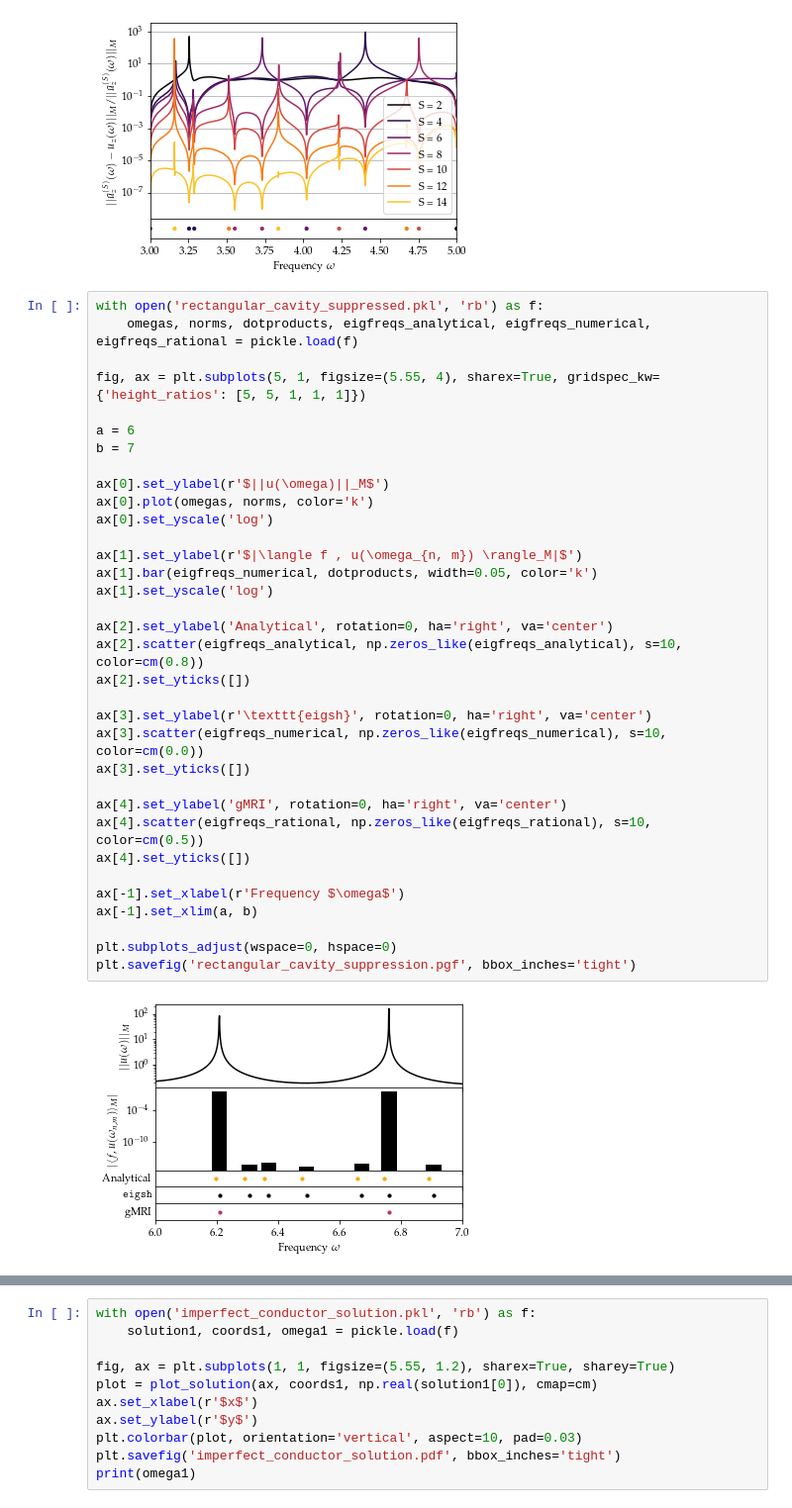
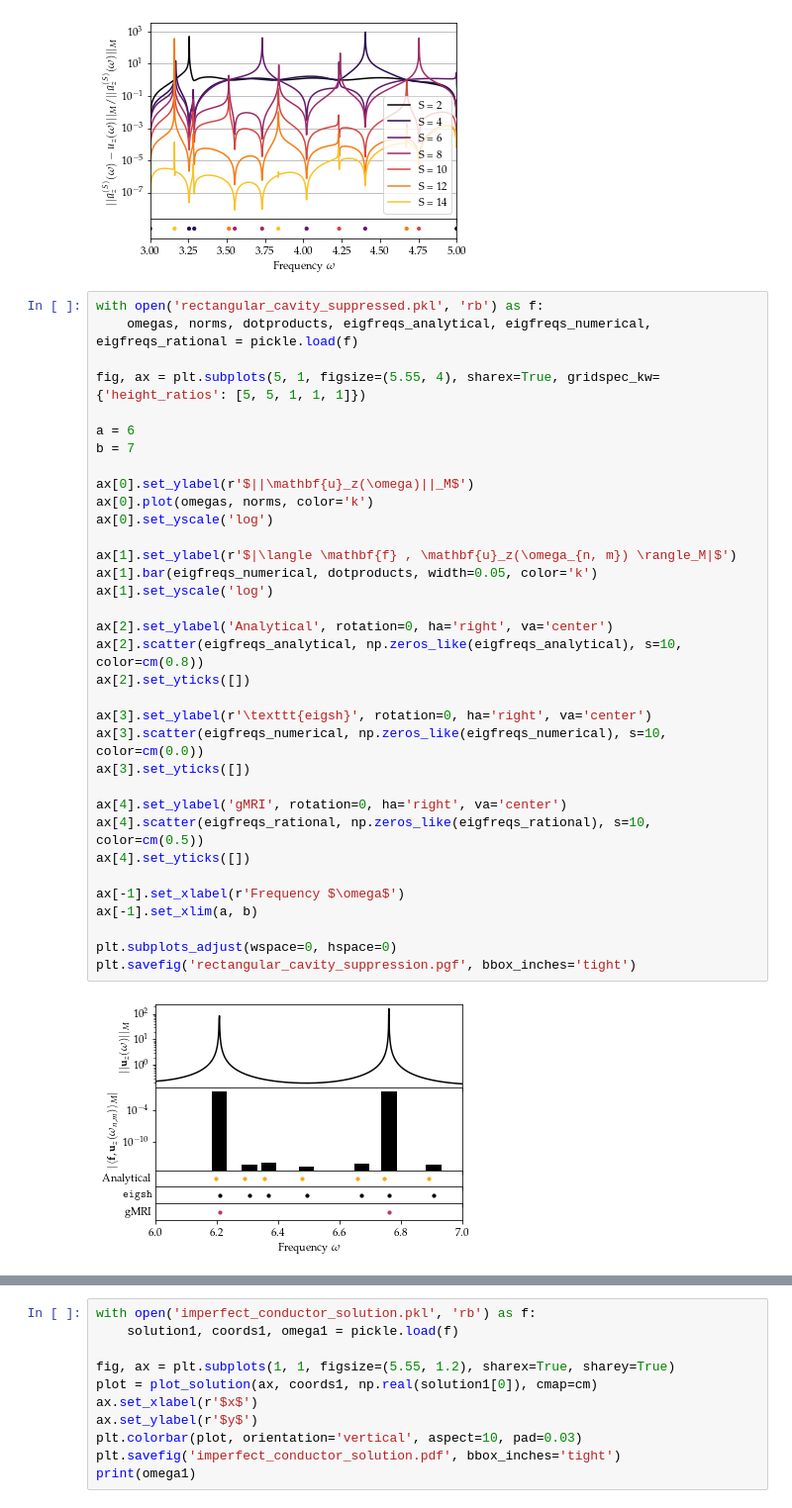
Before and after one commit to FMatti/Maxwell-MRI, a Jupyter notebook: report/plots/plots.ipynb, the cells around one changed output, grey strips where cells are left out. Shown at 99% size. Drawn from its saved outputs; the diff is of its cells as text.

```diff
--- a/report/plots/plots.ipynb
+++ b/report/plots/plots.ipynb
@@ -101,36 +101,36 @@ with open('rectangular_cavity_suppressed.pkl', 'rb') as f:
 
 fig, ax = plt.subplots(5, 1, figsize=(5.55, 4), sharex=True, gridspec_kw={'height_ratios': [5, 5, 1, 1, 1]})
 
 a = 6
 b = 7
 
-ax[0].set_ylabel(r'$||u(\omega)||_M$')
+ax[0].set_ylabel(r'$||\mathbf{u}_z(\omega)||_M$')
 ax[0].plot(omegas, norms, color='k')
 ax[0].set_yscale('log')
 
-ax[1].set_ylabel(r'$|\langle f , u(\omega_{n, m}) \rangle_M|$')
+ax[1].set_ylabel(r'$|\langle \mathbf{f} , \mathbf{u}_z(\omega_{n, m}) \rangle_M|$')
 ax[1].bar(eigfreqs_numerical, dotproducts, width=0.05, color='k')
 ax[1].set_yscale('log')
 
 ax[2].set_ylabel('Analytical', rotation=0, ha='right', va='center')
 ax[2].scatter(eigfreqs_analytical, np.zeros_like(eigfreqs_analytical), s=10, color=cm(0.8))
 ax[2].set_yticks([])
 
 ax[3].set_ylabel(r'\texttt{eigsh}', rotation=0, ha='right', va='center')
 ax[3].scatter(eigfreqs_numerical, np.zeros_like(eigfreqs_numerical), s=10, color=cm(0.0))
 ax[3].set_yticks([])
 
 ax[4].set_ylabel('gMRI', rotation=0, ha='right', va='center')
 ax[4].scatter(eigfreqs_rational, np.zeros_like(eigfreqs_rational), s=10, color=cm(0.5))
 ax[4].set_yticks([])
 
 ax[-1].set_xlabel(r'Frequency $\omega$')
 ax[-1].set_xlim(a, b)
 
 plt.subplots_adjust(wspace=0, hspace=0)
 plt.savefig('rectangular_cavity_suppression.pgf', bbox_inches='tight')
 # %% [output]
-[figure, old version]
+[figure, new version]
 # %%
 with open('rectangular_cavity_trace_errorprogression.pkl', 'rb') as f:
     norms, linspace, n_supp, n_iter, nodes, a, b = pickle.load(f)
```
Also changed, not shown: parts of 3 cells of this notebook, 7 other files.
